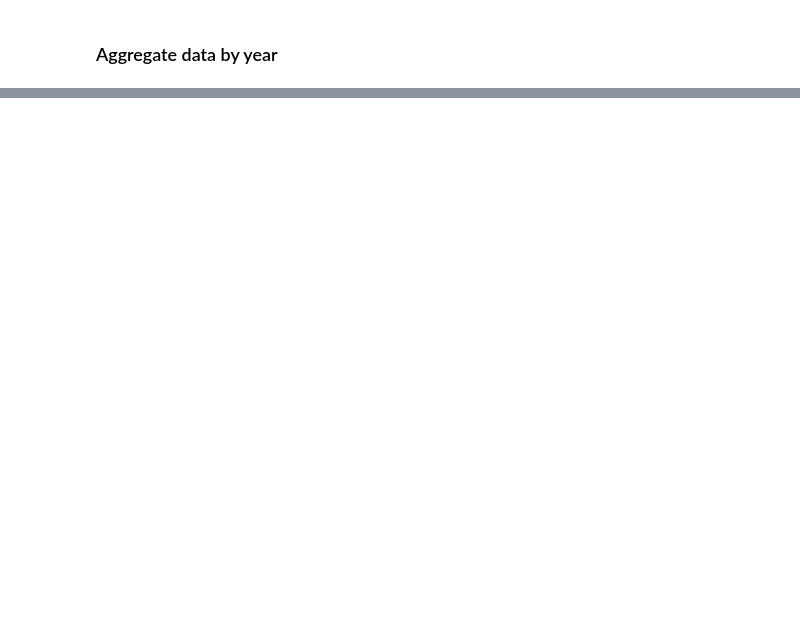
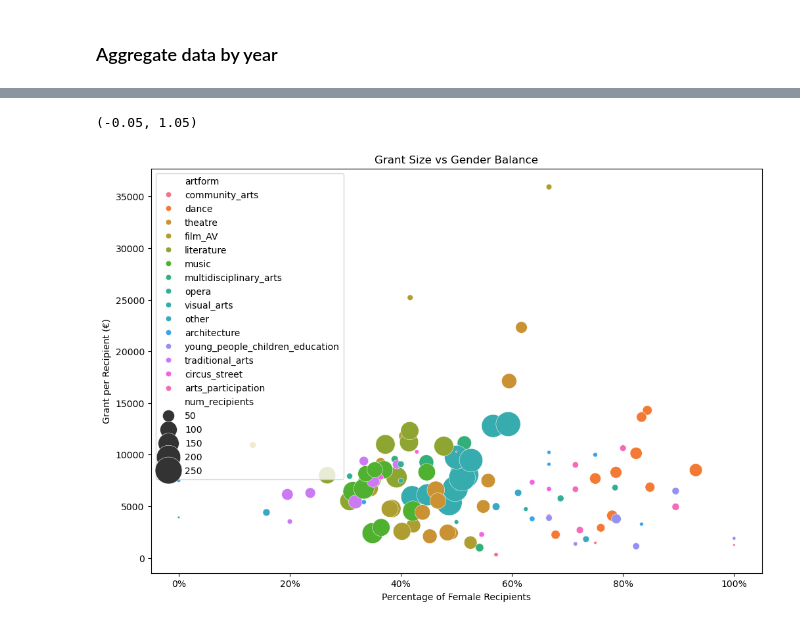
Before and after one commit to SuColl/programming-for-data-analytics, a Jupyter notebook: project/notebook.ipynb, the cells around one changed output, grey strips where cells are left out. Drawn from its saved outputs; the diff is of its cells as text; code cells hidden in the pictures; blank space fills up the shorter version.

```diff
--- a/project/notebook.ipynb
+++ b/project/notebook.ipynb
@@ -351,0 +431,23 @@ plt.yticks(ylocs, ylabels_formatted)
+# %%
+# Plot the size of grant against the percentage of women recipients.
+
+plt.figure(figsize=(12, 8))
+
+# https://stackoverflow.com/a/59955188
+
+sns.scatterplot(df,
+                x="female_share",
+                y="avg_grant_perperson",
+                hue="artform",
+                size="num_recipients",
+                sizes=(0,1000),
+                legend="brief")
+
+plt.xlabel("Percentage of Female Recipients")
+plt.ylabel("Grant per Recipient (€)")
+plt.xticks(plt.xticks()[0], labels=["{:00.0f}%".format(x) for x in plt.xticks()[0]*100])
+plt.title("Grant Size vs Gender Balance")
+plt.xlim(-0.05,1.05)
+# %% [output]
+(-0.05, 1.05)
+[figure, added]
```
Also changed, not shown: parts of 16 cells of this notebook.
